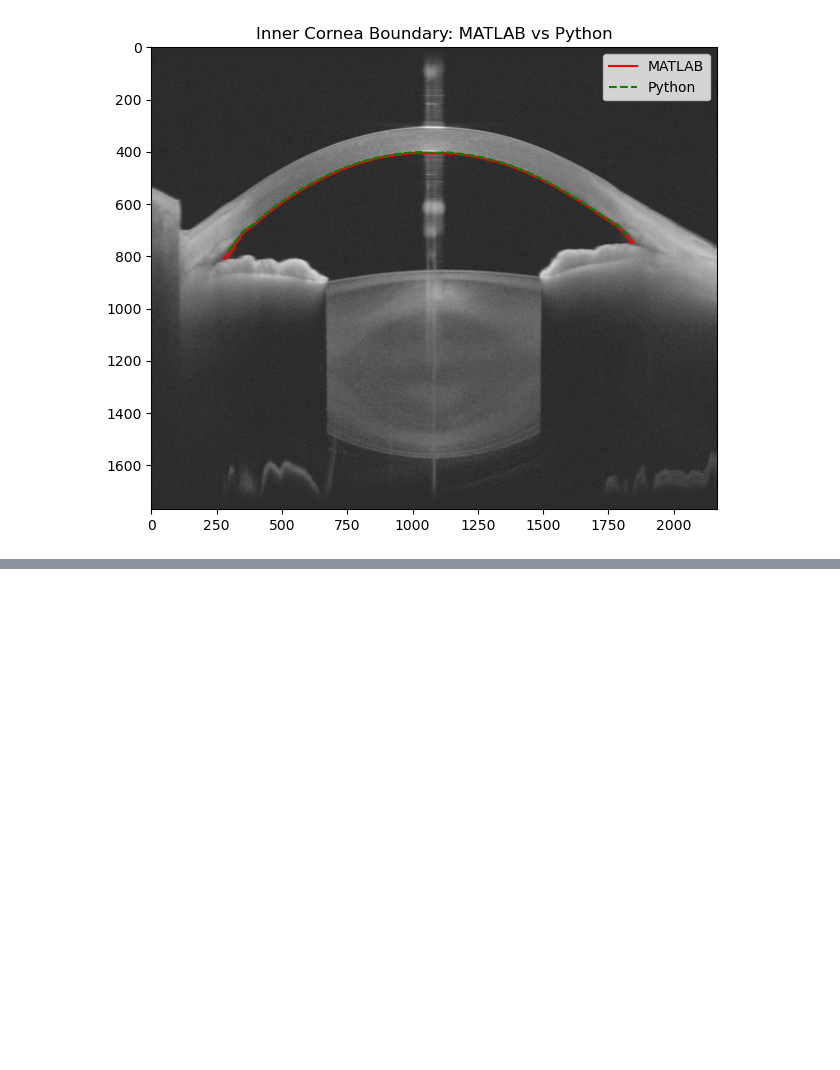
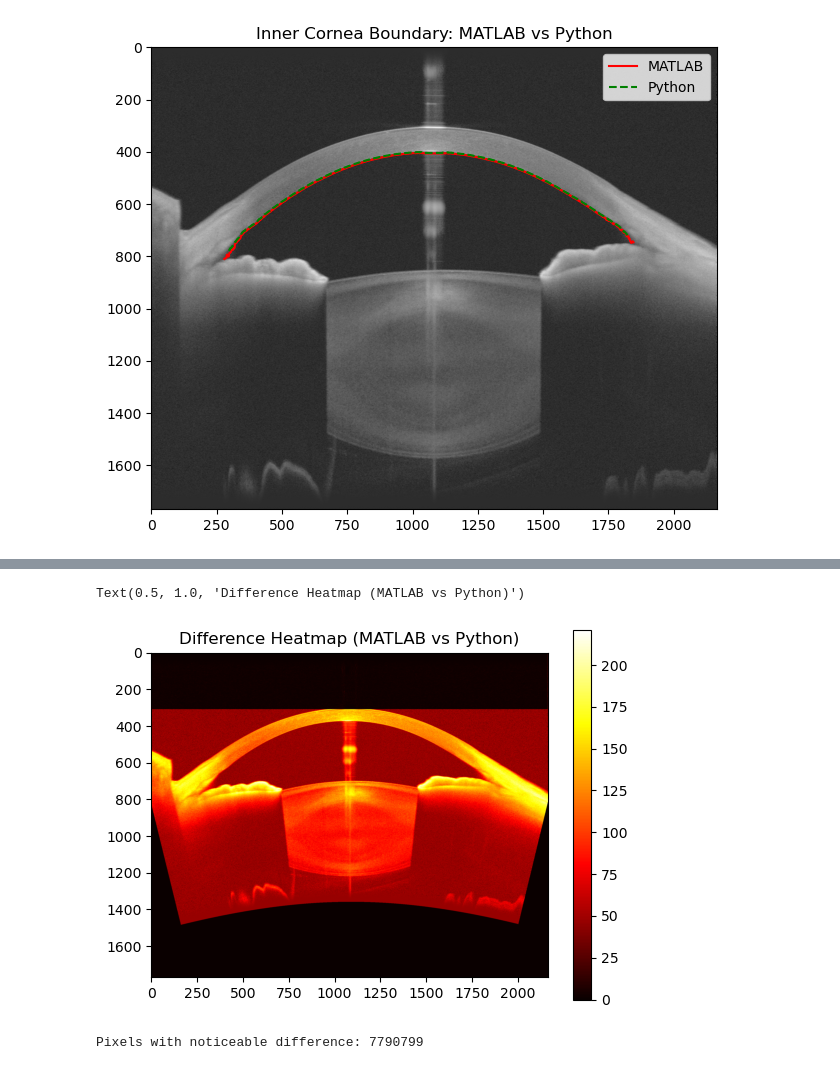
Before and after one commit to egunadi/bme528-project7, a Jupyter notebook: notebook/0001_HVS001_OS_Scan_0.ipynb, the cells around one changed output, grey strips where cells are left out. Cells and saved outputs as stored; diff of their text form; code cells hidden in the pictures; blank space fills up the shorter version.

Commit message:
Update 0001_HVS001_OS_Scan_0.ipynb to include OuterDewarp() comparison

```diff
--- a/notebook/0001_HVS001_OS_Scan_0.ipynb
+++ b/notebook/0001_HVS001_OS_Scan_0.ipynb
@@ -311,0 +371,13 @@ plt.show()
+# %%
+diff = np.abs(mat_data['dewarpedOut'].astype(np.int16) - debug_vars['dewarpedOut'].astype(np.int16))
+plt.imshow(np.mean(diff, axis=2), cmap='hot')
+plt.colorbar()
+plt.title("Difference Heatmap (MATLAB vs Python)")
+# %% [output]
+Text(0.5, 1.0, 'Difference Heatmap (MATLAB vs Python)')
+[figure, added]
+# %%
+num_diff = np.sum(diff > 1)  # Pixels that differ by more than 1
+print("Pixels with noticeable difference:", num_diff)
+# %% [output]
+Pixels with noticeable difference: 7790799
```
Also changed, not shown: parts of 6 cells of this notebook.
